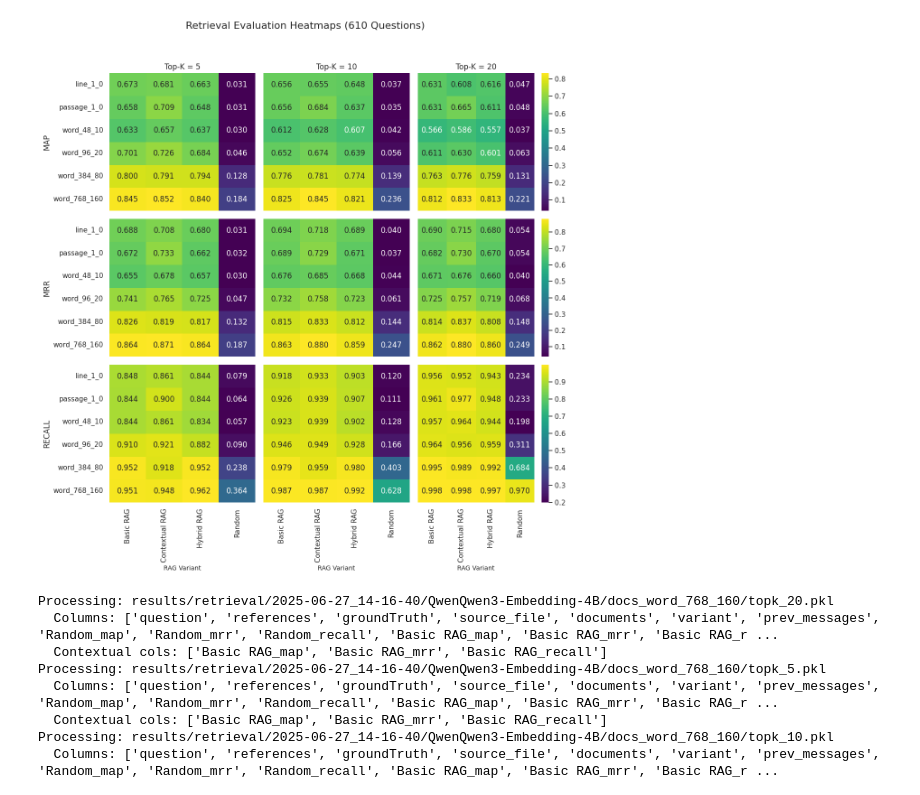
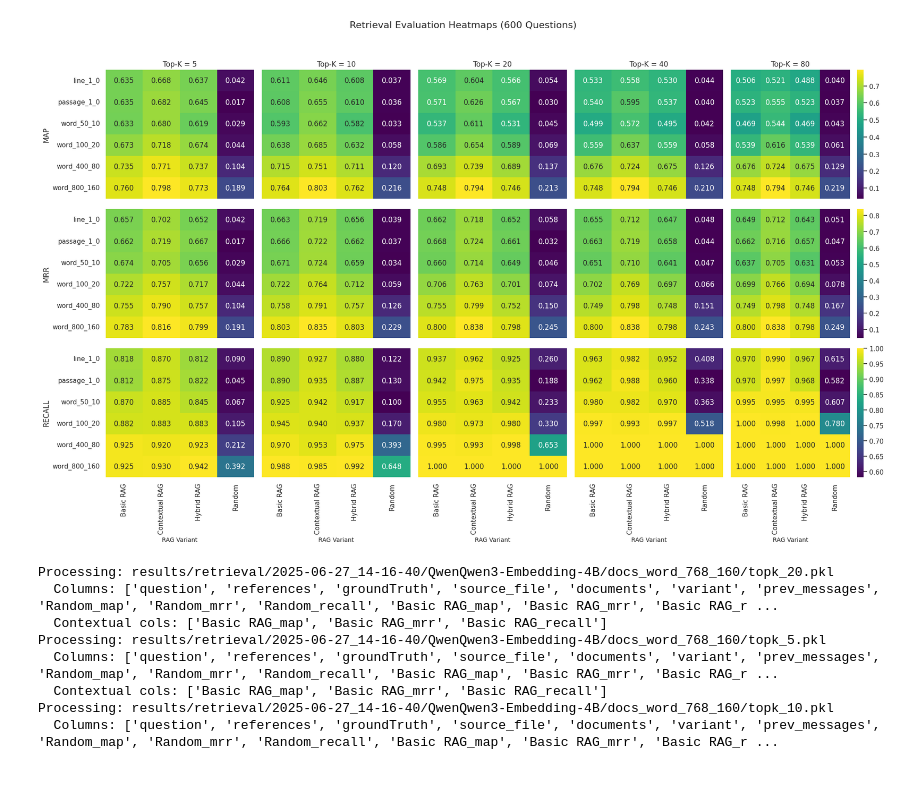
Before and after one commit to lukaskaibel/rag-medical-consultation, a Jupyter notebook: 7_analysis.ipynb, the cells around one changed output. Drawn from its saved outputs; the diff is of its cells as text; code cells hidden in the pictures.

```diff
--- a/7_analysis.ipynb
+++ b/7_analysis.ipynb
@@ -28,7 +23,7 @@ import matplotlib.pyplot as plt
 import numpy as np
 
 # ─── CONFIG ────────────────────────────────────────────────────────────────────
-BASE_DIR        = "results/retrieval/2025-06-27_14-16-40/QwenQwen3-Embedding-4B"
+BASE_DIR        = "results/retrieval/2025-07-04_15-42-39/QwenQwen3-Embedding-4B"
 PATTERN         = os.path.join(BASE_DIR, "docs_*", "topk_*.pkl")
 METRICS         = ["map", "mrr", "recall"]
 CMAP            = "viridis"
@@ -37,10 +32,10 @@ CMAP            = "viridis"
 SPLITTING_ORDER = [
     "line_1_0",
     "passage_1_0",
-    "word_48_10",
-    "word_96_20",
-    "word_384_80",
-    "word_768_160",
+    "word_50_10",
+    "word_100_20",
+    "word_400_80",
+    "word_800_160",
 ]
 # ─── END CONFIG ────────────────────────────────────────────────────────────────
 
@@ -142,34 +137,34 @@ first_fp = next(iter(glob.glob(PATTERN)), None)
 row_count = None
 if first_fp:
     try:
         first_df = pd.read_pickle(first_fp)
 
         # Get all prefixes that have all metric columns
         prefixes = {
             col.rsplit("_", 1)[0]
             for col in first_df.columns
             if all(f"{col.rsplit('_', 1)[0]}_{metric}" in first_df.columns for metric in METRICS)
         }
 
         # Build full set of metric column names
         metric_cols = [
             f"{prefix}_{metric}"
             for prefix in prefixes
             for metric in METRICS
         ]
 
         # Drop rows where *any* of those columns are NaN
         row_count = first_df.dropna(subset=metric_cols).shape[0]
 
     except Exception as e:
         print(f"Warning: Could not load or process {first_fp}: {e}")
 if row_count is not None:
     fig.suptitle(f"Retrieval Evaluation Heatmaps ({row_count} Questions)", fontsize=16, y=1.03)
 
 plt.tight_layout()
 plt.show()
 # %% [output]
-[figure, old version]
+[figure, new version]
 # %%
 import glob
 import os
```
Also changed, not shown: parts of 5 cells of this notebook, 34 other files.
